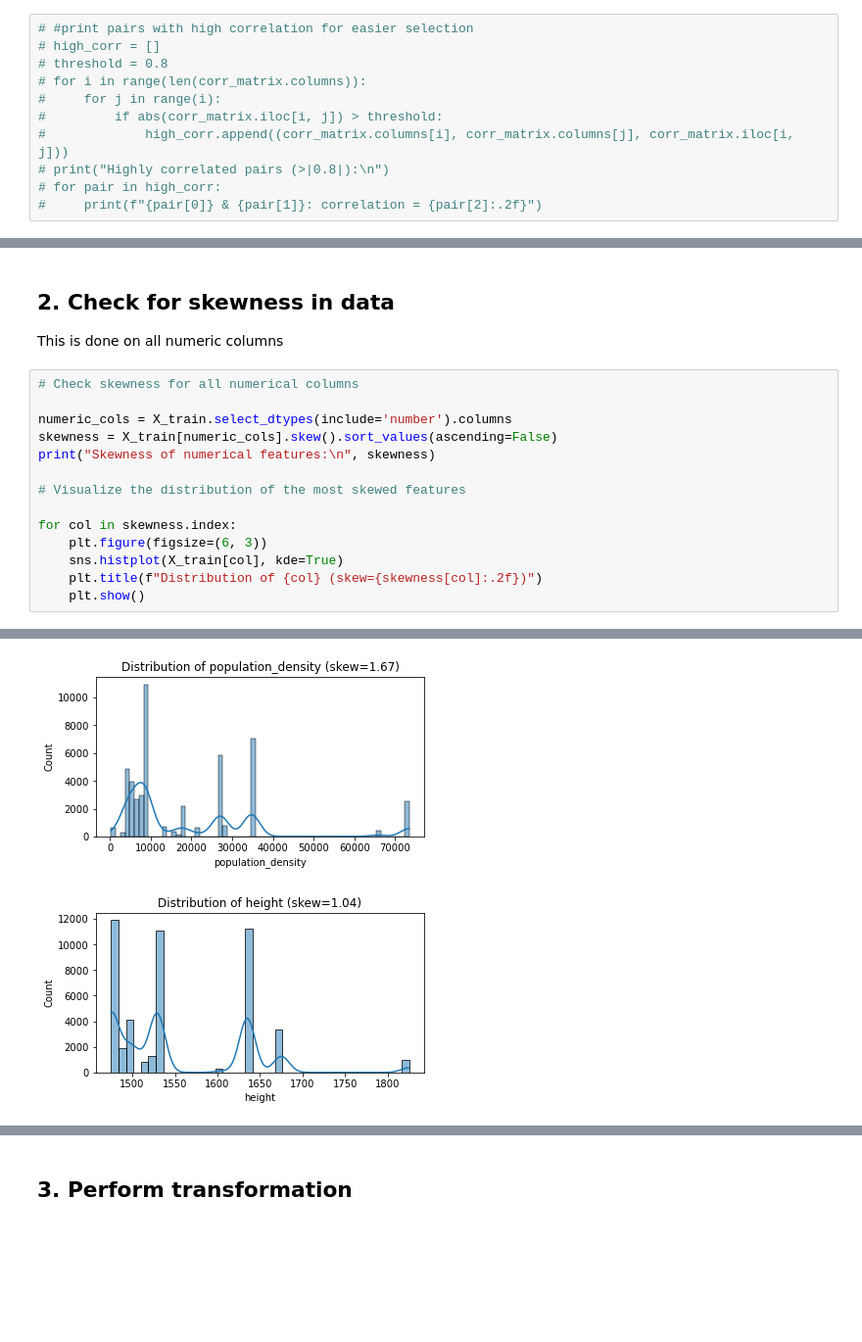
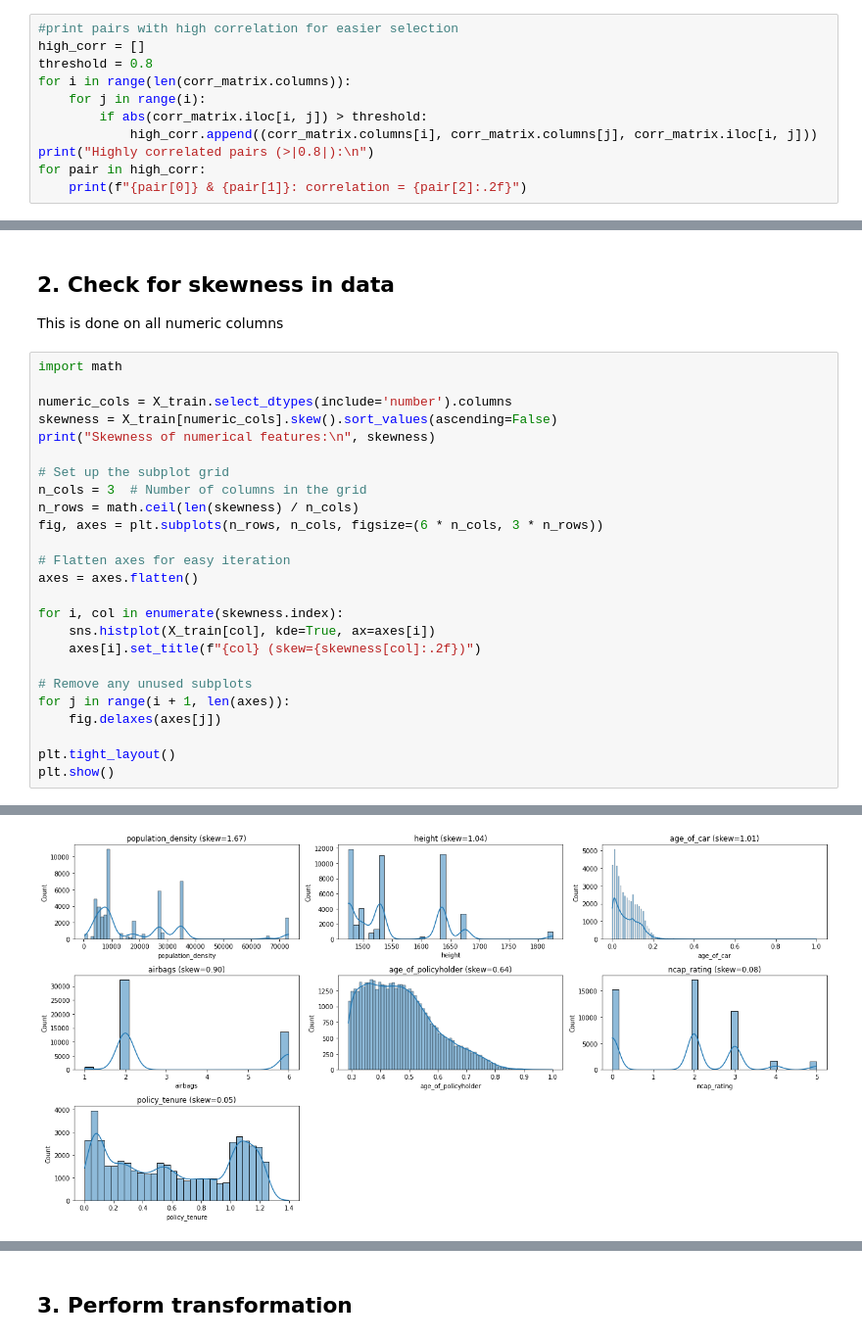
Before and after one commit to Calistus-design/Car_Insurance_Claim_Prediction, a Jupyter notebook: Index.ipynb, the cells around one changed output, grey strips where cells are left out. Shown at 98% size. Drawn from its saved outputs; the diff is of its cells as text; blank space fills up the shorter version.

```diff
--- a/Index.ipynb
+++ b/Index.ipynb
@@ -321,11 +313,11 @@ X_train.describe()
 # %%
-# #print pairs with high correlation for easier selection
-# high_corr = []
-# threshold = 0.8
-# for i in range(len(corr_matrix.columns)):
-#     for j in range(i):
-#         if abs(corr_matrix.iloc[i, j]) > threshold:
-#             high_corr.append((corr_matrix.columns[i], corr_matrix.columns[j], corr_matrix.iloc[i, j]))
-# print("Highly correlated pairs (>|0.8|):\n")
-# for pair in high_corr:
-#     print(f"{pair[0]} & {pair[1]}: correlation = {pair[2]:.2f}")
+#print pairs with high correlation for easier selection
+high_corr = []
+threshold = 0.8
+for i in range(len(corr_matrix.columns)):
+    for j in range(i):
+        if abs(corr_matrix.iloc[i, j]) > threshold:
+            high_corr.append((corr_matrix.columns[i], corr_matrix.columns[j], corr_matrix.iloc[i, j]))
+print("Highly correlated pairs (>|0.8|):\n")
+for pair in high_corr:
+    print(f"{pair[0]} & {pair[1]}: correlation = {pair[2]:.2f}")
@@ -525,28 +559,38 @@ With a cleaner feature set, the next step of preprocessing can be carried out
 
 This is done on all numeric columns
 # %%
-# Check skewness for all numerical columns
+import math
 
 numeric_cols = X_train.select_dtypes(include='number').columns
 skewness = X_train[numeric_cols].skew().sort_values(ascending=False)
 print("Skewness of numerical features:\n", skewness)
 
-# Visualize the distribution of the most skewed features
+# Set up the subplot grid
+n_cols = 3  # Number of columns in the grid
+n_rows = math.ceil(len(skewness) / n_cols)
+fig, axes = plt.subplots(n_rows, n_cols, figsize=(6 * n_cols, 3 * n_rows))
 
-for col in skewness.index:
-    plt.figure(figsize=(6, 3))
-    sns.histplot(X_train[col], kde=True)
-    plt.title(f"Distribution of {col} (skew={skewness[col]:.2f})")
-    plt.show()
+# Flatten axes for easy iteration
+axes = axes.flatten()
+
+for i, col in enumerate(skewness.index):
+    sns.histplot(X_train[col], kde=True, ax=axes[i])
+    axes[i].set_title(f"{col} (skew={skewness[col]:.2f})")
+
+# Remove any unused subplots
+for j in range(i + 1, len(axes)):
+    fig.delaxes(axes[j])
+
+plt.tight_layout()
+plt.show()
 # %% [output]
 Skewness of numerical features:
  population_density     1.673469
 height                 1.038330
 age_of_car             1.010484
 airbags                0.904408
 age_of_policyholder    0.644099
 ncap_rating            0.083777
 policy_tenure          0.047993
 dtype: float64
-[figure, old version]
+[figure, new version]
-[figure, removed]
```
Also changed, not shown: parts of 43 cells of this notebook.
